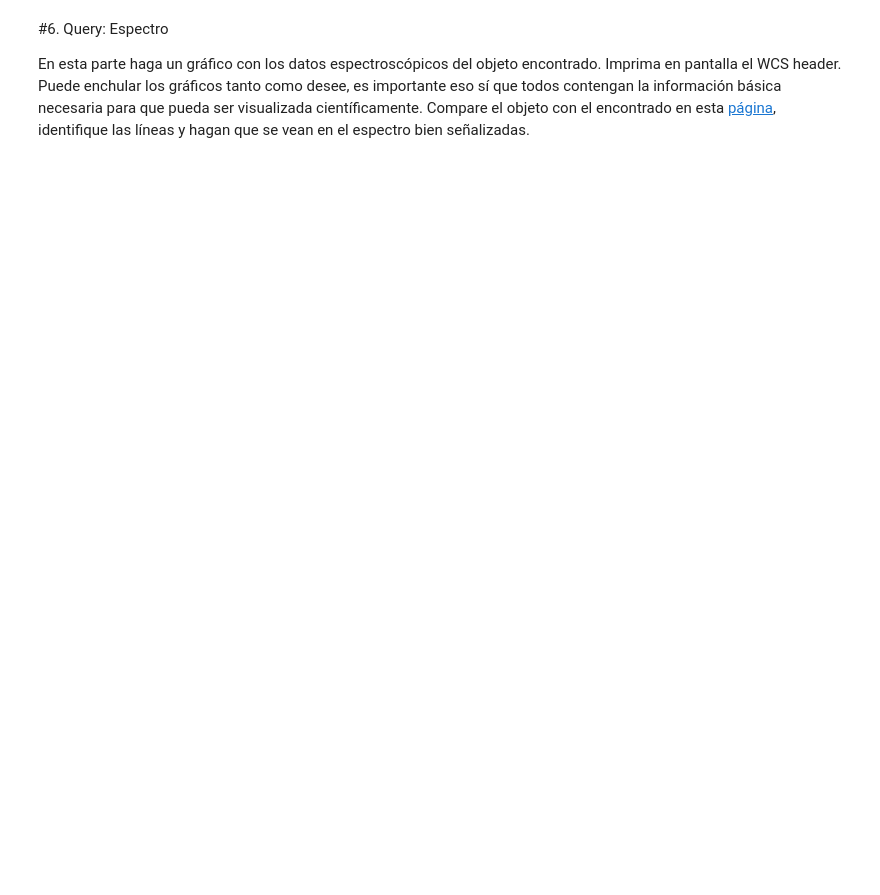
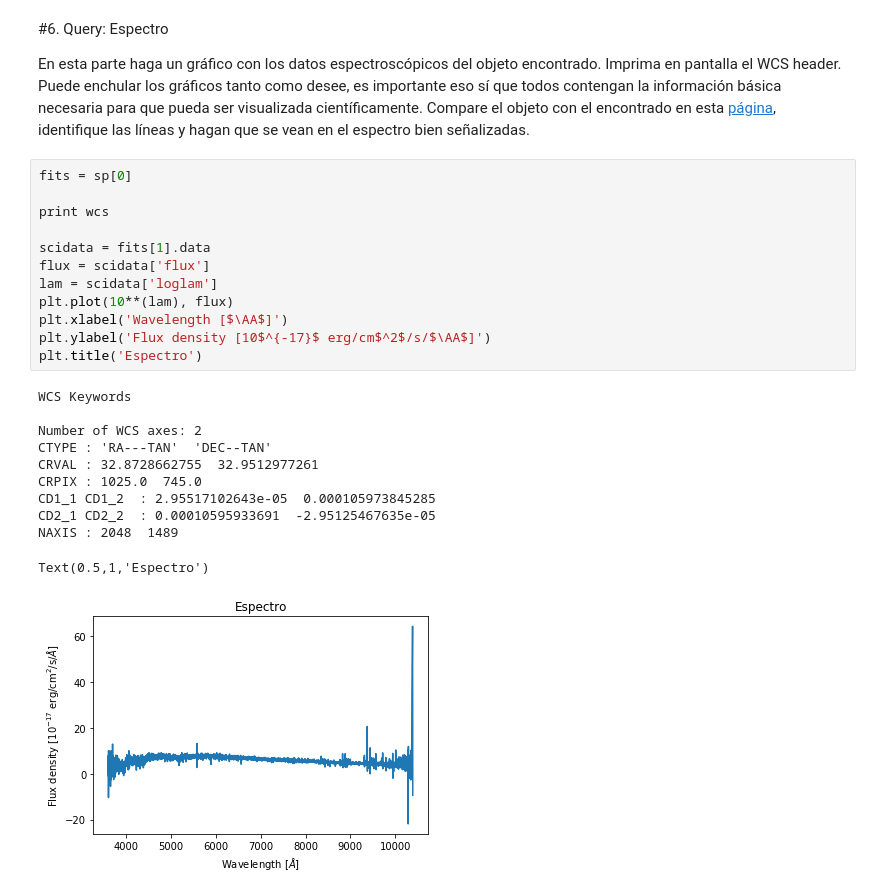
Before and after one commit to diegogf99/minitarea4, a Jupyter notebook: minitarea4.ipynb, the cells around one changed output. Drawn from its saved outputs; the diff is of its cells as text; blank space fills up the shorter version.

```diff
--- a/minitarea4.ipynb
+++ b/minitarea4.ipynb
@@ -310,3 +312,27 @@ Step para variable 2 =  -2.95125467635e-05
 #6. Query: Espectro
 
 En esta parte haga un gráfico con los datos espectroscópicos del objeto encontrado. Imprima en pantalla el WCS header. Puede enchular los gráficos tanto como desee, es importante eso sí que todos contengan la información básica necesaria para que pueda ser visualizada científicamente. Compare el objeto con el encontrado en esta [página](http://skyserver.sdss.org/dr15/en/tools/chart/navi.aspx), identifique las líneas y hagan que se vean en el espectro bien señalizadas.
+# %%
+fits = sp[0]
+
+print wcs
+
+scidata = fits[1].data
+flux = scidata['flux']
+lam = scidata['loglam']
+plt.plot(10**(lam), flux)
+plt.xlabel('Wavelength [$\AA$]')
+plt.ylabel('Flux density [10$^{-17}$ erg/cm$^2$/s/$\AA$]')
+plt.title('Espectro')
+# %% [output]
+WCS Keywords
+
+Number of WCS axes: 2
+CTYPE : 'RA---TAN'  'DEC--TAN'
+CRVAL : 32.8728662755  32.9512977261
+CRPIX : 1025.0  745.0
+CD1_1 CD1_2  : 2.95517102643e-05  0.000105973845285
+CD2_1 CD2_2  : 0.00010595933691  -2.95125467635e-05
+NAXIS : 2048  1489
+Text(0.5,1,'Espectro')
+[figure, added]
```
Also changed, not shown: parts of 1 cell of this notebook.
